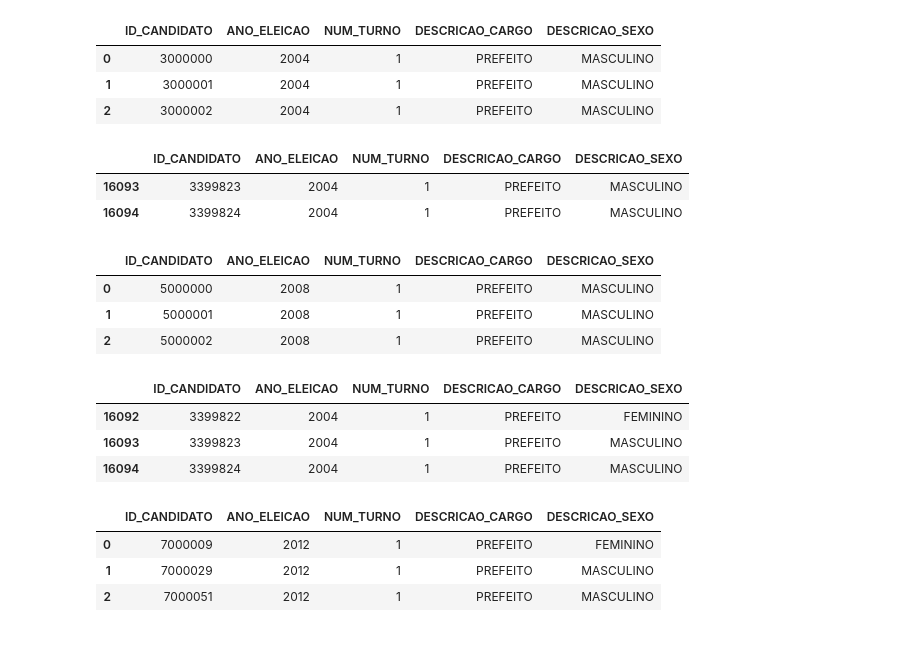
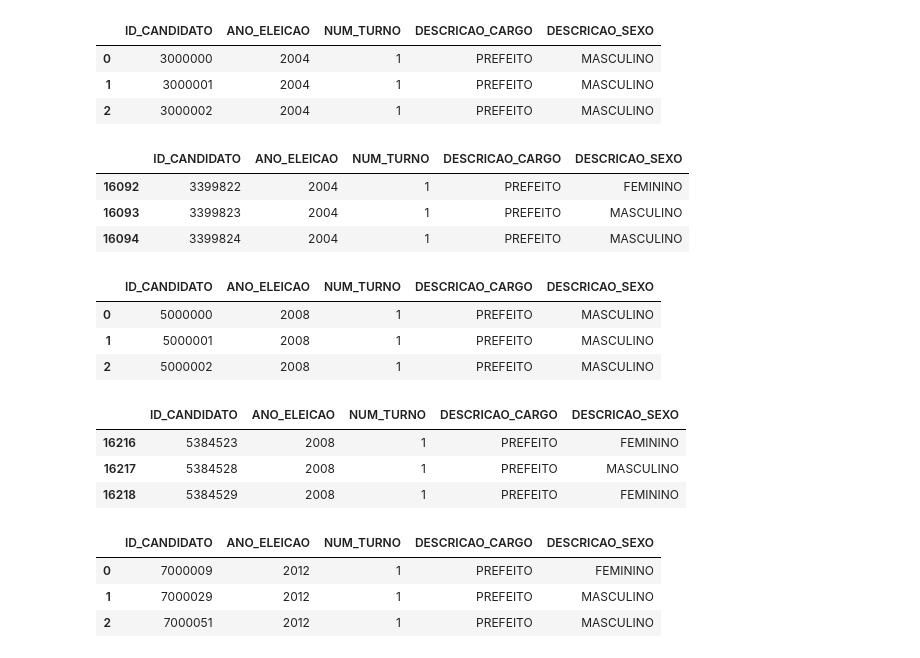
Before and after one commit to bibiacoutinho/Analise-Candidaturas-Mulheres-Vereador-Prefeito, a Jupyter notebook: Analise-Candidaturas-Mulheres-Vereador-Prefeito.ipynb, the cells around one changed output. Saved outputs shown, nothing was run; the diff lists cells and outputs as text; code cells hidden in the pictures.

```diff
--- a/Analise-Candidaturas-Mulheres-Vereador-Prefeito.ipynb
+++ b/Analise-Candidaturas-Mulheres-Vereador-Prefeito.ipynb
@@ -157,9 +86,10 @@ p_2004.head(3)
 | 1 | 3000001 | 2004 | 1 | PREFEITO | MASCULINO |
 | 2 | 3000002 | 2004 | 1 | PREFEITO | MASCULINO |
 # %%
-p_2004.tail(2)
+p_2004.tail(3)
 # %% [output]
 |  | ID_CANDIDATO | ANO_ELEICAO | NUM_TURNO | DESCRICAO_CARGO | DESCRICAO_SEXO |
+| 16092 | 3399822 | 2004 | 1 | PREFEITO | FEMININO |
 | 16093 | 3399823 | 2004 | 1 | PREFEITO | MASCULINO |
 | 16094 | 3399824 | 2004 | 1 | PREFEITO | MASCULINO |
 # %%
@@ -170,12 +100,12 @@ p_2008.head(3)
 | 1 | 5000001 | 2008 | 1 | PREFEITO | MASCULINO |
 | 2 | 5000002 | 2008 | 1 | PREFEITO | MASCULINO |
 # %%
-p_2004.tail(3)
+p_2008.tail(3)
 # %% [output]
 |  | ID_CANDIDATO | ANO_ELEICAO | NUM_TURNO | DESCRICAO_CARGO | DESCRICAO_SEXO |
-| 16092 | 3399822 | 2004 | 1 | PREFEITO | FEMININO |
-| 16093 | 3399823 | 2004 | 1 | PREFEITO | MASCULINO |
-| 16094 | 3399824 | 2004 | 1 | PREFEITO | MASCULINO |
+| 16216 | 5384523 | 2008 | 1 | PREFEITO | FEMININO |
+| 16217 | 5384528 | 2008 | 1 | PREFEITO | MASCULINO |
+| 16218 | 5384529 | 2008 | 1 | PREFEITO | FEMININO |
 # %%
 p_2012.head(3)
 # %% [output]
```
Also changed, not shown: parts of 27 cells of this notebook.
